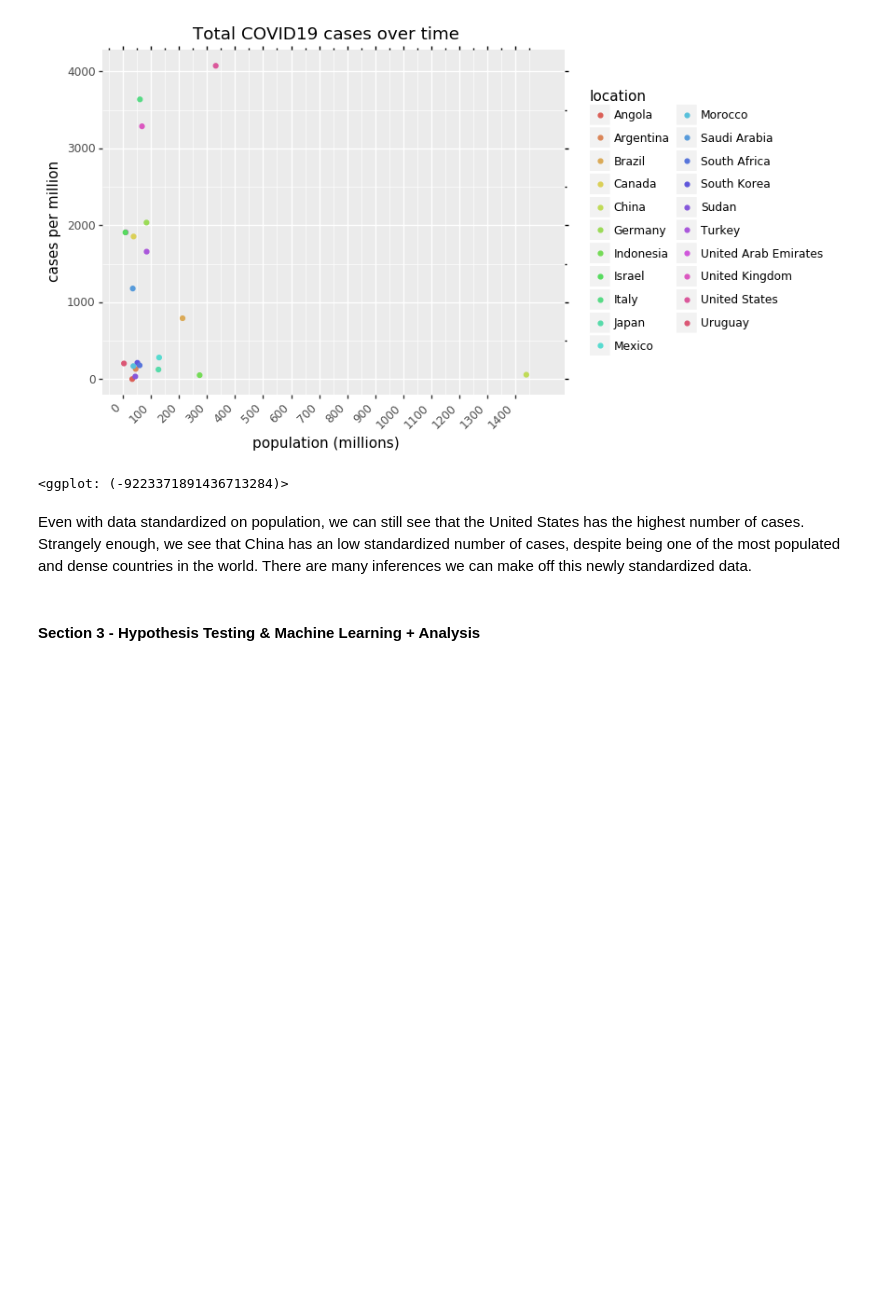
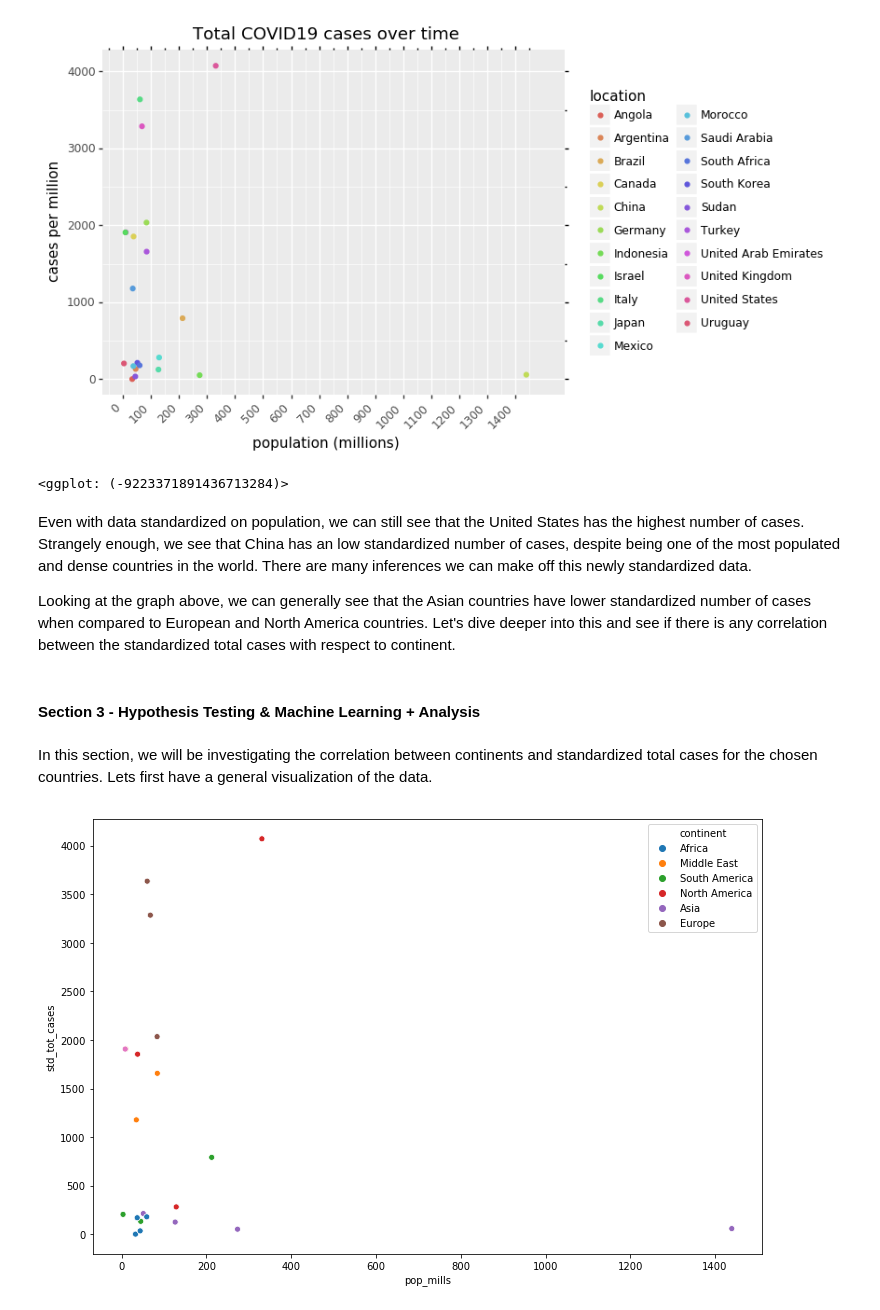
Before and after one commit to TEthanT/TEthanT.github.io, a Jupyter notebook: FinalProject.ipynb, the cells around one changed output. Cells and saved outputs as stored; diff of their text form; code cells hidden in the pictures; blank space fills up the shorter version.

Commit message:
started correlation analysis

```diff
--- a/FinalProject.ipynb
+++ b/FinalProject.ipynb
@@ -130,9 +130,7 @@ qdf.loc[qdf.location == 'Israel Korea', 'continent'] = "Middle East"
 qdf.loc[qdf.location == 'United Arab Emirates', 'continent'] = "Middle East"
 qdf.loc[qdf.location == 'Saudi Arabia', 'continent'] = "Middle East"
 
-(ggplot(qdf, aes(x='date', y='total_deaths', color='location')) +
-     geom_line() +
-     labs(title = "Total COVID19 deaths over time",
-          x="Date",
-          y="Num Deaths") +
-     theme(axis_text_x = element_text(angle = 45, hjust = 1)))
+qdf.loc[qdf.location == 'Germany', 'continent'] = "Europe"
+qdf.loc[qdf.location == 'Italy', 'continent'] = "Europe"
+qdf.loc[qdf.location == 'United Kingdom', 'continent'] = "Europe"
+qdf.loc[qdf.location == 'Spain', 'continent'] = "Europe"
@@ -217,7 +223,20 @@ tot_end = tot_end.reset_index()
 <ggplot: (-9223371891436713284)>
 # %% [markdown]
 Even with data standardized on population, we can still see that the United States has the highest number of cases. Strangely enough, we see that China has an low standardized number of cases, despite being one of the most populated and dense countries in the world. There are many inferences we can make off this newly standardized data.
+
+Looking at the graph above, we can generally see that the Asian countries have lower standardized number of cases when compared to European and North America countries. Let's dive deeper into this and see if there is any correlation between the standardized total cases with respect to continent.
 # %% [markdown]
 #### Section 3 - Hypothesis Testing & Machine Learning + Analysis
+# %% [markdown]
+In this section, we will be investigating the correlation between continents and standardized total cases for the chosen countries. Lets first have a general visualization of the data.
+# %%
+import seaborn as sns
+from matplotlib import pyplot
+
+pyplot.figure(figsize=(12,8))
+ax = sns.scatterplot(x='pop_mills', y='std_tot_cases', data=tot_end, hue='continent')
+pyplot.show()
+# %% [output]
+[figure, added]
 # %%
 #TODO
```
Also changed, not shown: parts of 4 cells of this notebook.
